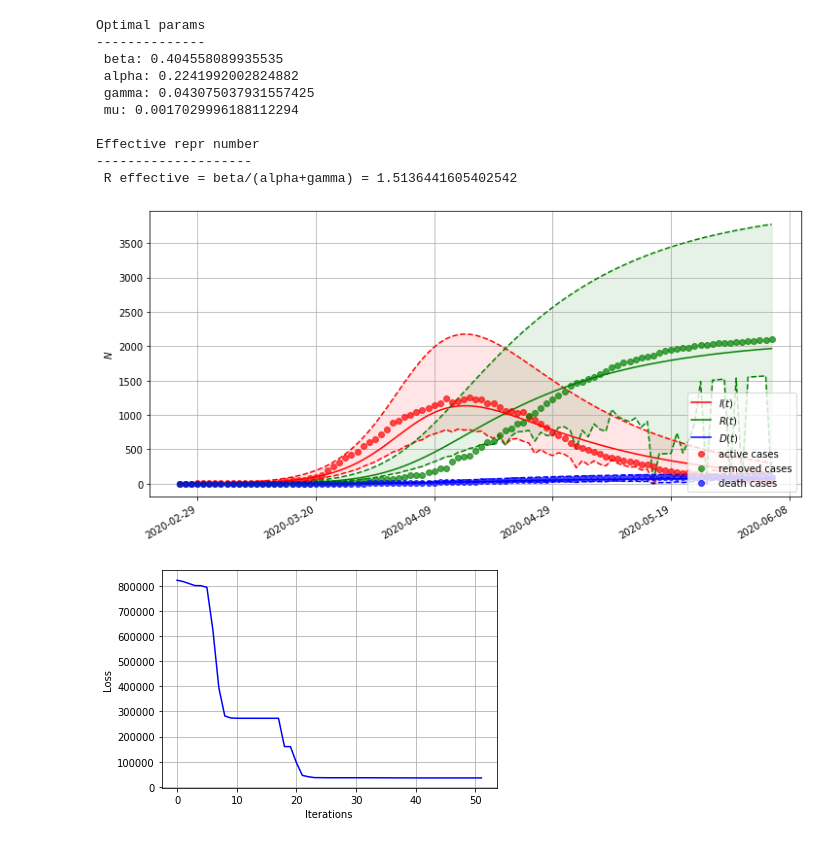
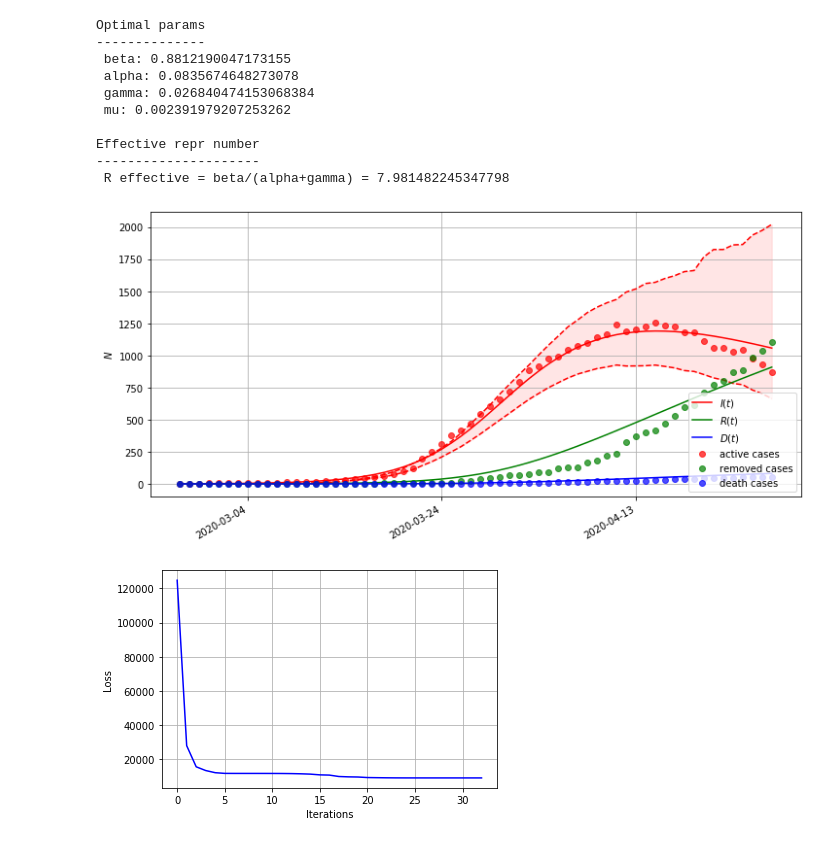
Before and after one commit to akapet00/coropy, a Jupyter notebook: sandbox/04-SEIRD-Simulation.ipynb, the cells around one changed output. Drawn from its saved outputs; the diff is of its cells as text; code cells hidden in the pictures.

Commit message:
fix CI; rerun simulation with new data

```diff
--- a/sandbox/04-SEIRD-Simulation.ipynb
+++ b/sandbox/04-SEIRD-Simulation.ipynb
@@ -16,6 +15,7 @@ from covid_19.utils import train_test_split
 confirmed_cases = np.loadtxt('../data/confirmed_cases.dat')
 recovered_cases = np.loadtxt('../data/recovered_cases.dat')
 death_cases = np.loadtxt('../data/death_cases.dat')
+tests = np.loadtxt('../data/tests.dat')
 removed_cases = recovered_cases + death_cases
 active_cases = confirmed_cases - removed_cases
 
@@ -27,6 +27,7 @@ diff = abs((end_date_1 - start_date_1).days)
 confirmed_cases_1 = confirmed_cases[:diff+1]
 recovered_cases_1 = recovered_cases[:diff+1]
 death_cases_1 = death_cases[:diff+1]
+tests_1 = tests[:diff+1]
 removed_cases_1 = removed_cases[:diff+1]
 active_cases_1 = active_cases[:diff+1]
 
@@ -35,6 +36,7 @@ start_date_2 = dt.datetime(2020, 6, 6)
 confirmed_cases_2 = confirmed_cases[diff+1:]
 recovered_cases_2 = recovered_cases[diff+1:]
 death_cases_2 = death_cases[diff+1:]
+tests_2 = tests[diff+1:]
 removed_cases_2 = removed_cases[diff+1:] - removed_cases[diff+1]
 active_cases_2 = active_cases[diff+1:]
 # %%
@@ -76,19 +78,13 @@ def plot_simulation(
         mdates.DateFormatter('%Y-%m-%d'))
     _ = fig.gca().xaxis.set_major_locator(
         mdates.DayLocator(interval=20))
-    if I.ndim>1 and R.ndim>1:
+    if I.ndim>1:
         ax.plot(days, I[0, :], 'r--')
         ax.plot(days, I[1, :], 'r-', label='$I(t)$')
         ax.plot(days, I[2, :], 'r--')
         ax.fill_between(days, I[0, :], I[2, :], color='r', alpha=0.1)
-        ax.plot(days, R[0, :], 'g--')
-        ax.plot(days, R[1, :], 'g-', label='$R(t)$')
-        ax.plot(days, R[2, :], 'g--')
-        ax.fill_between(days, R[0, :], R[2, :], color='g', alpha=0.1)
-        ax.plot(days, D[0, :], 'b--')
-        ax.plot(days, D[1, :], 'b-', label='$D(t)$')
-        ax.plot(days, D[2, :], 'b--')
-        ax.fill_between(days, D[0, :], D[2, :], color='b', alpha=0.1)
+        ax.plot(days, R, 'g-', label='$R(t)$')
+        ax.plot(days, D, 'b-', label='$D(t)$')
     else:
         ax.plot(days, I, 'r-', label='$I(t)$')
         ax.plot(days, R, 'g-', label='$R(t)$')
@@ -190,7 +186,7 @@ def simulate_SEIRD(
         recovered_cases,
         death_cases,
         initial_conditions,)
-    R_eff = beta / (alpha+gamma)
+    R_eff = beta / (alpha + gamma)
     print(
         'Optimal params\n--------------\n',
         f'beta: {beta}\n',
@@ -199,7 +195,7 @@ def simulate_SEIRD(
         f'mu: {mu}\n',
         )
     print(
-        'Effective repr number\n--------------------\n',
+        'Effective repr number\n---------------------\n',
         f'R effective = beta/(alpha+gamma) = {R_eff}',
         )
     (S, E, I, R, D) = seird_model.simulate()
@@ -219,36 +215,38 @@ def simulate_SEIRD(
 
     return (S, E, I, R, D), loss
 # %%
+# Simulation for the first bi-month in the first epi wave
+
 S0 = 2200
 E0 = 3 * active_cases_1[0]
 I0 = active_cases_1[0]
 R0 = recovered_cases_1[0]
 D0 = death_cases_1[0]
 
+duration = 62 # in days
 (S, E, I, R, D), loss = simulate_SEIRD(
-    active_cases=active_cases_1,
-    recovered_cases=recovered_cases_1,
-    death_cases=death_cases_1,
+    active_cases=active_cases_1[:duration],
+    recovered_cases=recovered_cases_1[:duration],
+    death_cases=death_cases_1[:duration],
     initial_conditions=(S0, E0, I0, R0, D0),
     epidemics_start_date=start_date_1,
     plot_sim=True,
     plot_l=True,
-    sensitivity=0.8,
-    specificity=0.9,
-    new_positives=np.diff(
-        confirmed_cases_1, prepend=confirmed_cases_1[0]),
-    total_tests=np.array(active_cases_1.size * [1000]),
+    sensitivity=0.90,
+    specificity=0.96,
+    new_positives=np.diff(np.concatenate((np.array([0]), confirmed_cases_1[:duration]))),
+    total_tests=tests_1[:duration],
 )
 # %% [output]
 Optimal params
 --------------
- beta: 0.404558089935535
- alpha: 0.2241992002824882
- gamma: 0.043075037931557425
- mu: 0.0017029996188112294
+ beta: 0.8812190047173155
+ alpha: 0.0835674648273078
+ gamma: 0.026840474153068384
+ mu: 0.002391979207253262
 
 Effective repr number
---------------------
- R effective = beta/(alpha+gamma) = 1.5136441605402542
+---------------------
+ R effective = beta/(alpha+gamma) = 7.981482245347798
-[figure, old version]
+[figure, new version]
-[figure, old version]
+[figure, new version]
```
Also changed, not shown: parts of 1 cell of this notebook, 1 other file.
